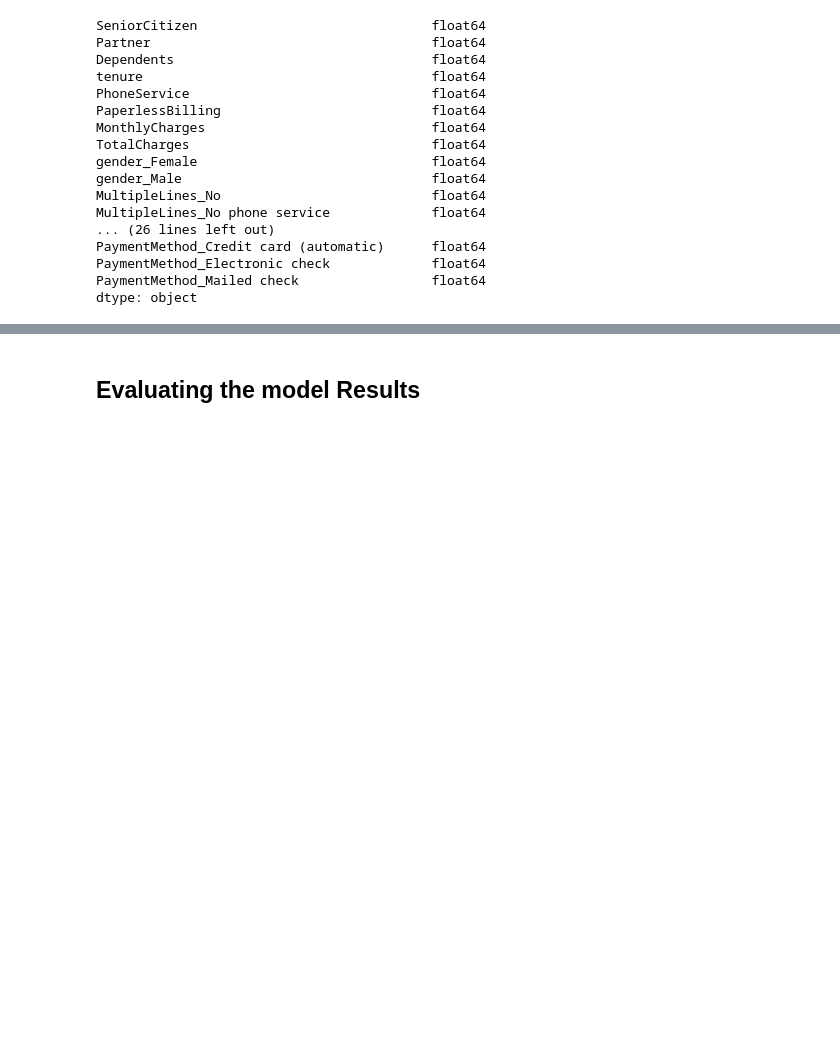
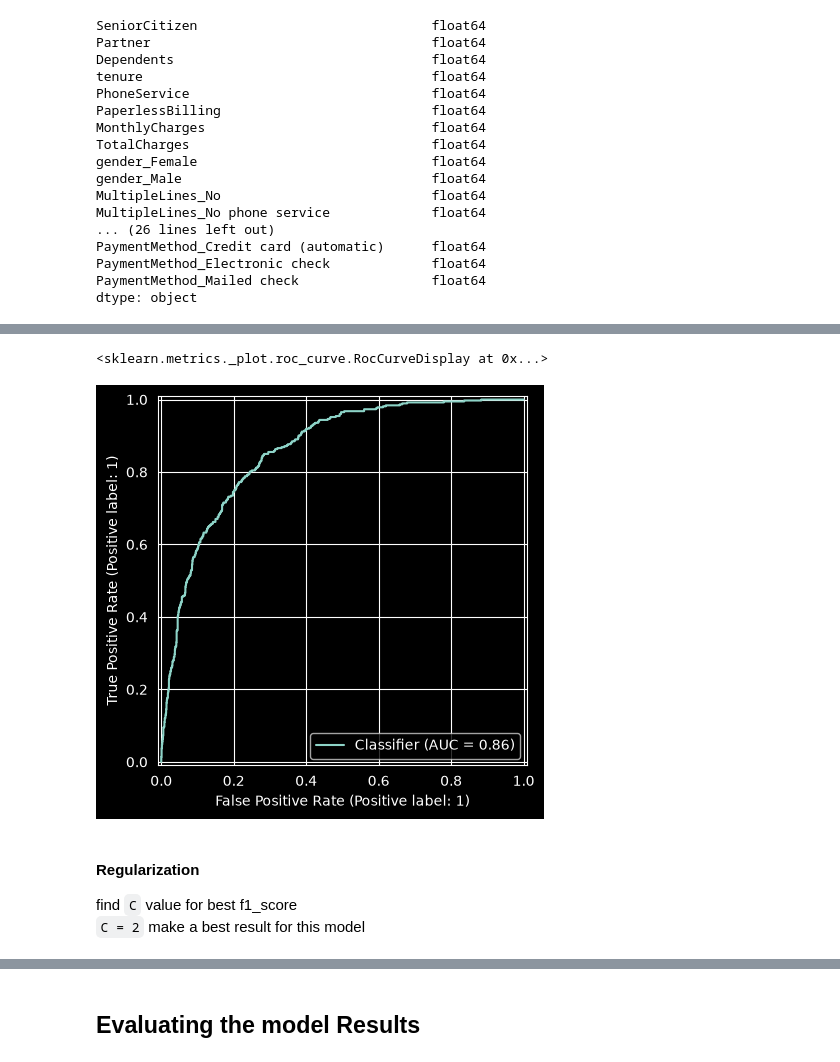
Before and after one commit to rzadrzi/customer_churn_analysis, a Jupyter notebook: customer_churn_analysis.ipynb, the cells around one changed output, grey strips where cells are left out. Cells and saved outputs as stored; diff of their text form; code cells hidden in the pictures; blank space fills up the shorter version.

```diff
--- a/customer_churn_analysis.ipynb
+++ b/customer_churn_analysis.ipynb
@@ -423,0 +463,10 @@ dtype: object
+# %%
+lr_prob = lr.predict_proba(X_test)[:,1]
+RocCurveDisplay.from_predictions(y_test, lr_prob)
+# %% [output]
+<sklearn.metrics._plot.roc_curve.RocCurveDisplay at 0x...>
+[figure, added]
+# %% [markdown]
+#### Regularization
+find `C` value for best f1_score <br>
+`C = 2` make a best result for this model
```
Also changed, not shown: parts of 39 cells of this notebook.
